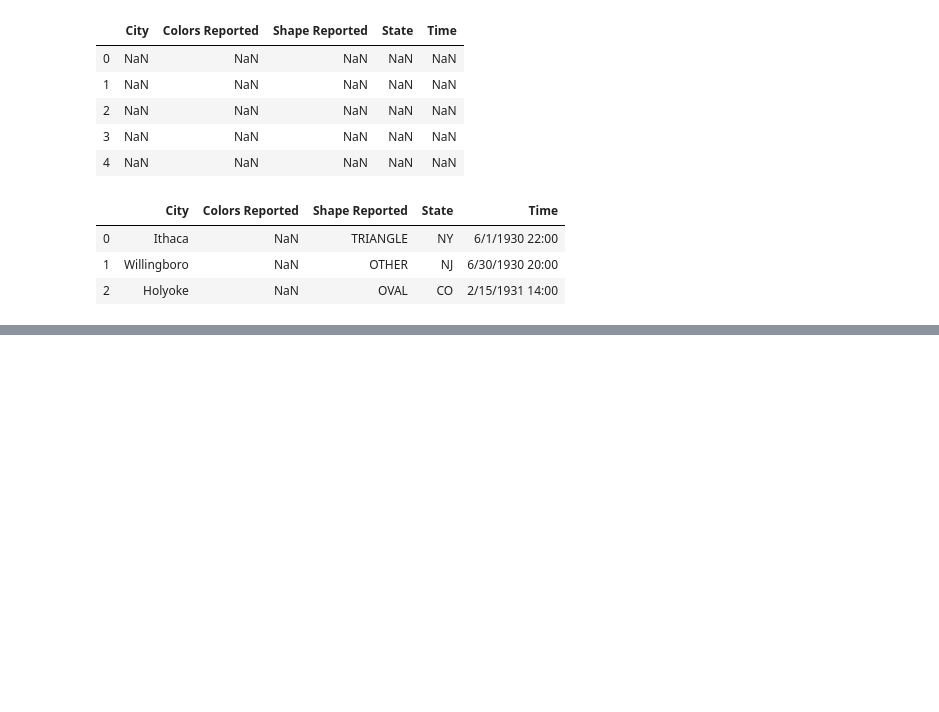
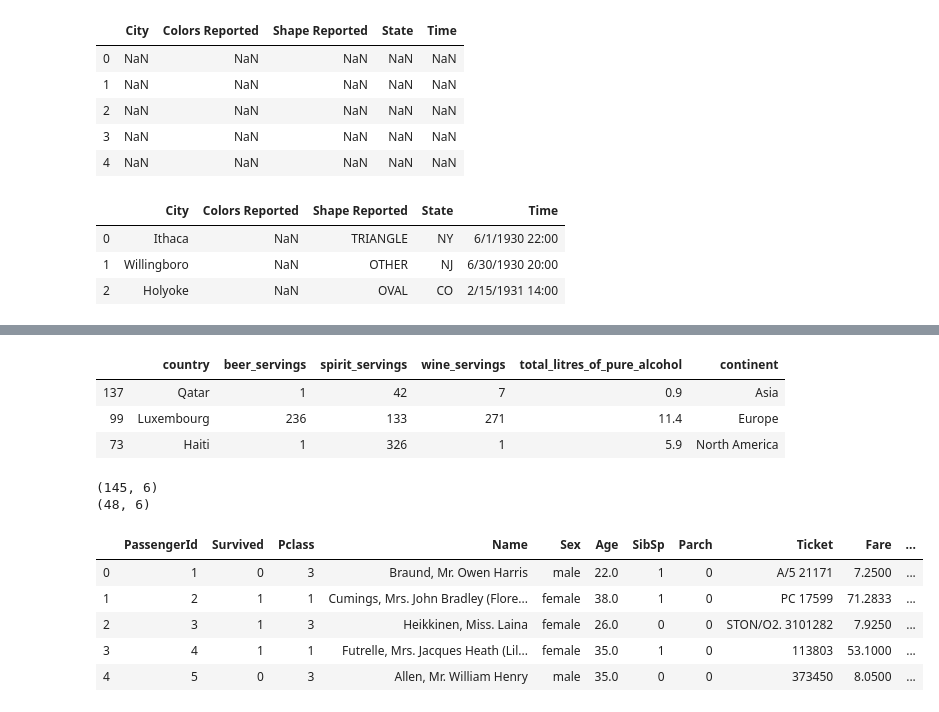
Before and after one commit to snakeyes95/Python-Notebooks, a Jupyter notebook: Pandas_Fundamentals.ipynb, the cells around one changed output, grey strips where cells are left out. Saved outputs shown, nothing was run; the diff lists cells and outputs as text; code cells hidden in the pictures; blank space fills up the shorter version.

```diff
--- a/Pandas_Fundamentals.ipynb
+++ b/Pandas_Fundamentals.ipynb
@@ -1775,0 +1986,28 @@ df_ufo.loc[[0,1,2],:]
+# %%
+#we can sample rows from a pandas dataframe without replacement
+df.sample(n=3)
+# %% [output]
+|  | country | beer_servings | spirit_servings | wine_servings | total_litres_of_pure_alcohol | continent |
+| 137 | Qatar | 1 | 42 | 7 | 0.9 | Asia |
+| 99 | Luxembourg | 236 | 133 | 271 | 11.4 | Europe |
+| 73 | Haiti | 1 | 326 | 1 | 5.9 | North America |
+# %%
+train=df.sample(frac=0.75,random_state=7)#sampling 75% of our dataset
+test=df.loc[~df.index.isin(train.index),:]
+print(train.shape)
+print(test.shape)
+# %% [output]
+(145, 6)
+(48, 6)
+# %%
+#creating dummy variables in pandas dataframe
+# read the training dataset from Kaggle's Titanic competition
+train = pd.read_csv('http://bit.ly/kaggletrain')
+train.head()
+# %% [output]
+|  | PassengerId | Survived | Pclass | Name | Sex | Age | SibSp | Parch | Ticket | Fare | ... |
+| 0 | 1 | 0 | 3 | Braund, Mr. Owen Harris | male | 22.0 | 1 | 0 | A/5 21171 | 7.2500 | ... |
+| 1 | 2 | 1 | 1 | Cumings, Mrs. John Bradley (Flore... | female | 38.0 | 1 | 0 | PC 17599 | 71.2833 | ... |
+| 2 | 3 | 1 | 3 | Heikkinen, Miss. Laina | female | 26.0 | 0 | 0 | STON/O2. 3101282 | 7.9250 | ... |
+| 3 | 4 | 1 | 1 | Futrelle, Mrs. Jacques Heath (Lil... | female | 35.0 | 1 | 0 | 113803 | 53.1000 | ... |
+| 4 | 5 | 0 | 3 | Allen, Mr. William Henry | male | 35.0 | 0 | 0 | 373450 | 8.0500 | ... |
```
Also changed, not shown: parts of 43 cells of this notebook.
